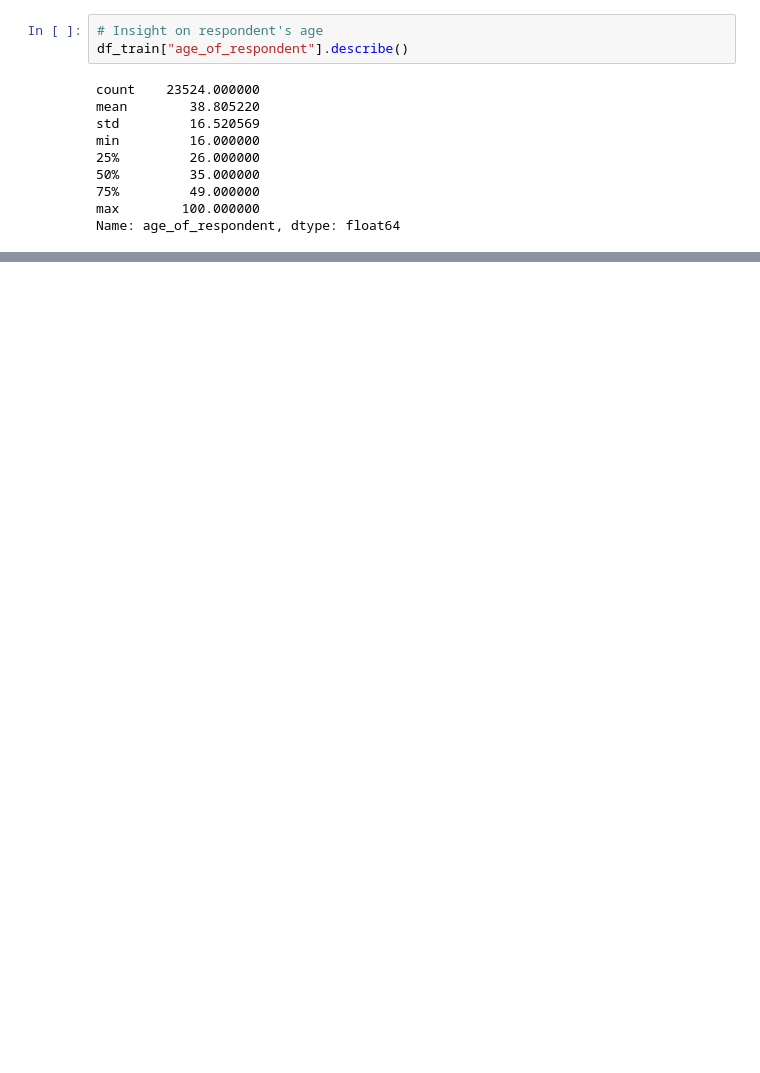
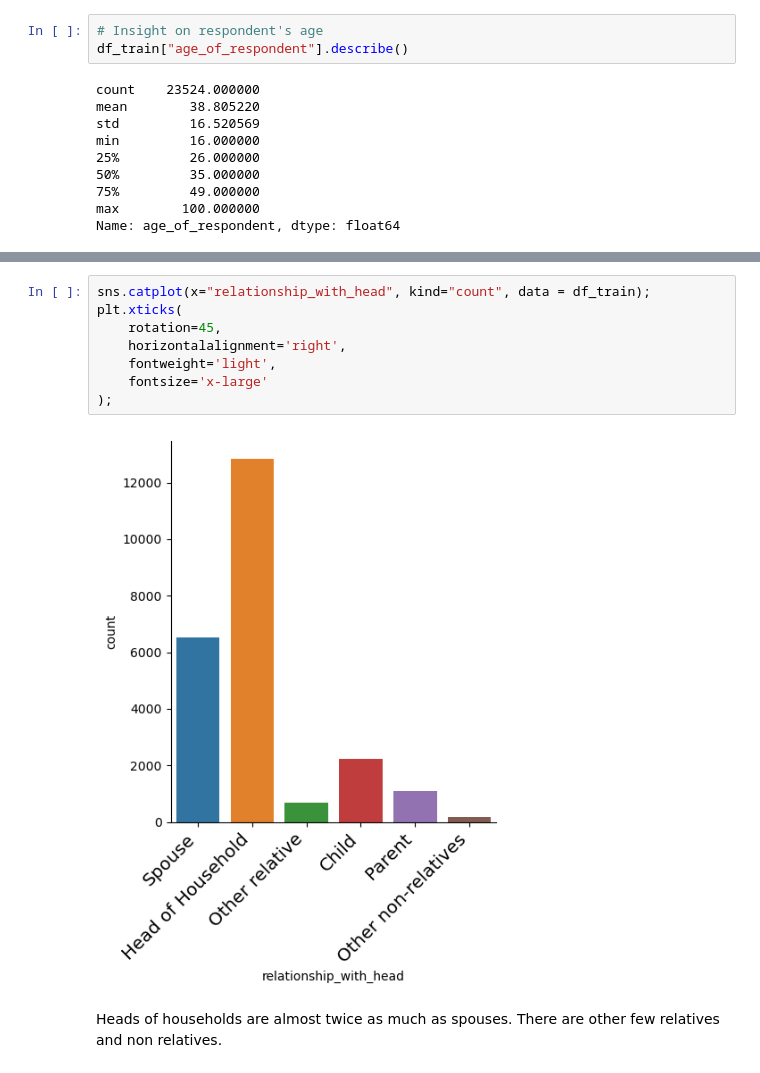
Before and after one commit to gidmak/financial_inclusion, a Jupyter notebook: EDA.ipynb, the cells around one changed output, grey strips where cells are left out. Saved outputs shown, nothing was run; the diff lists cells and outputs as text; blank space fills up the shorter version.

```diff
--- a/EDA.ipynb
+++ b/EDA.ipynb
@@ -230,0 +249,12 @@ Name: age_of_respondent, dtype: float64
+# %%
+sns.catplot(x="relationship_with_head", kind="count", data = df_train);
+plt.xticks(
+    rotation=45,
+    horizontalalignment='right',
+    fontweight='light',
+    fontsize='x-large'
+);
+# %% [output]
+[figure, added]
+# %% [markdown]
+Heads of households are almost twice as much as spouses. There are other few relatives and non relatives.
```
Also changed, not shown: parts of 29 cells of this notebook.
